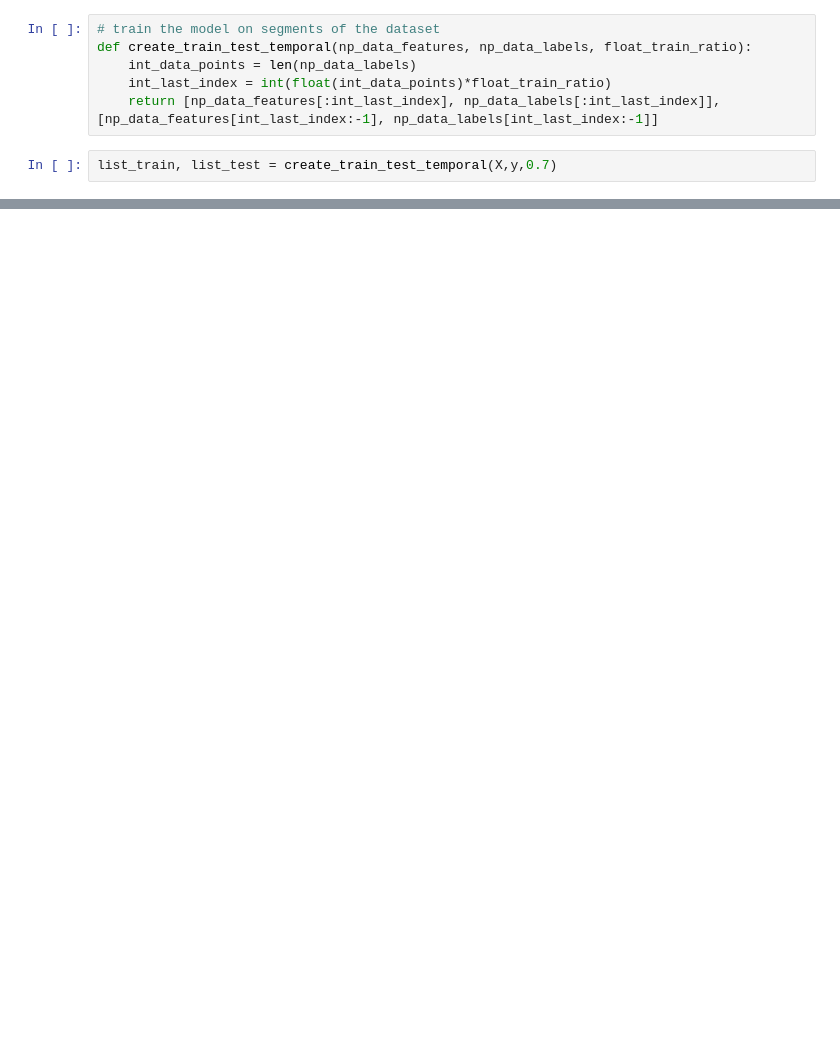
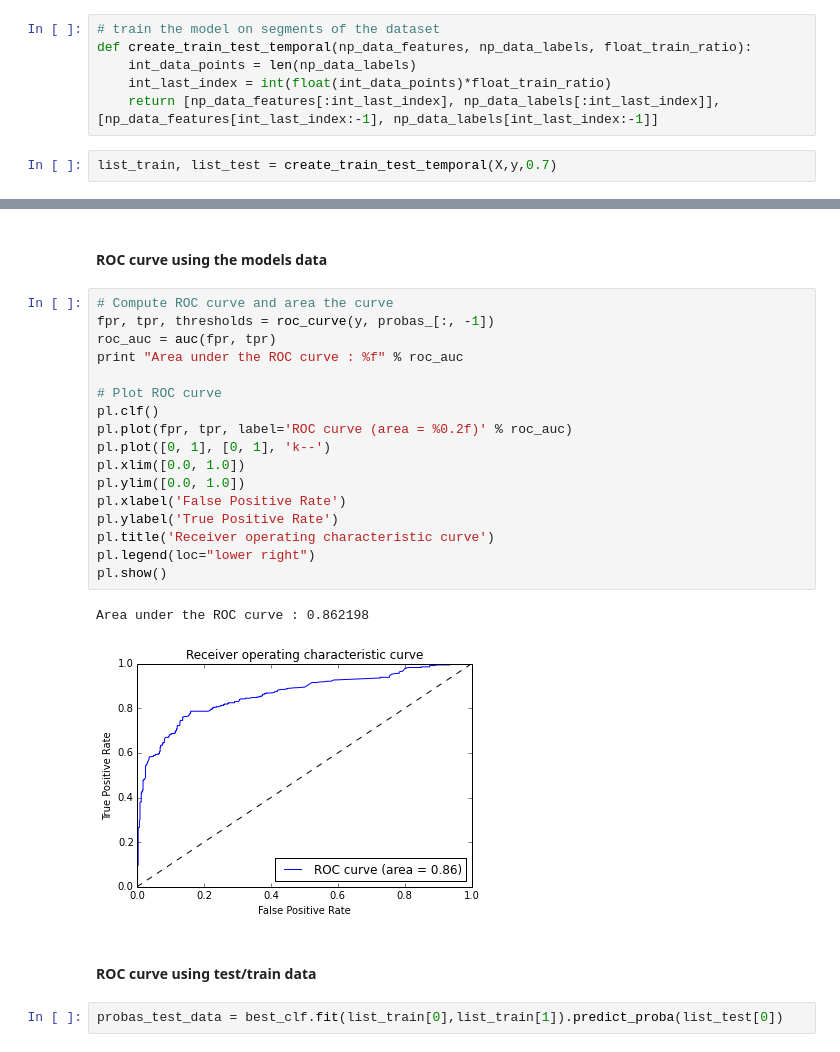
Before and after one commit to ethanjb/DAT_SF_5, a Jupyter notebook: iPython notebooks/DAT5-Midterm-Ethan-Batraski.ipynb, the cells around one changed output, grey strips where cells are left out. Cells and saved outputs as stored; diff of their text form; blank space fills up the shorter version.

```diff
--- a/iPython notebooks/DAT5-Midterm-Ethan-Batraski.ipynb
+++ b/iPython notebooks/DAT5-Midterm-Ethan-Batraski.ipynb
@@ -215,0 +308,26 @@ Logit Regression Results
+# %% [markdown]
+#### ROC curve using the models data
+# %%
+# Compute ROC curve and area the curve
+fpr, tpr, thresholds = roc_curve(y, probas_[:, -1])
+roc_auc = auc(fpr, tpr)
+print "Area under the ROC curve : %f" % roc_auc
+
+# Plot ROC curve
+pl.clf()
+pl.plot(fpr, tpr, label='ROC curve (area = %0.2f)' % roc_auc)
+pl.plot([0, 1], [0, 1], 'k--')
+pl.xlim([0.0, 1.0])
+pl.ylim([0.0, 1.0])
+pl.xlabel('False Positive Rate')
+pl.ylabel('True Positive Rate')
+pl.title('Receiver operating characteristic curve')
+pl.legend(loc="lower right")
+pl.show()
+# %% [output]
+Area under the ROC curve : 0.862198
+[figure, added]
+# %% [markdown]
+#### ROC curve using test/train data
+# %%
+probas_test_data = best_clf.fit(list_train[0],list_train[1]).predict_proba(list_test[0])
```
Also changed, not shown: parts of 71 cells of this notebook, 10 other files.
